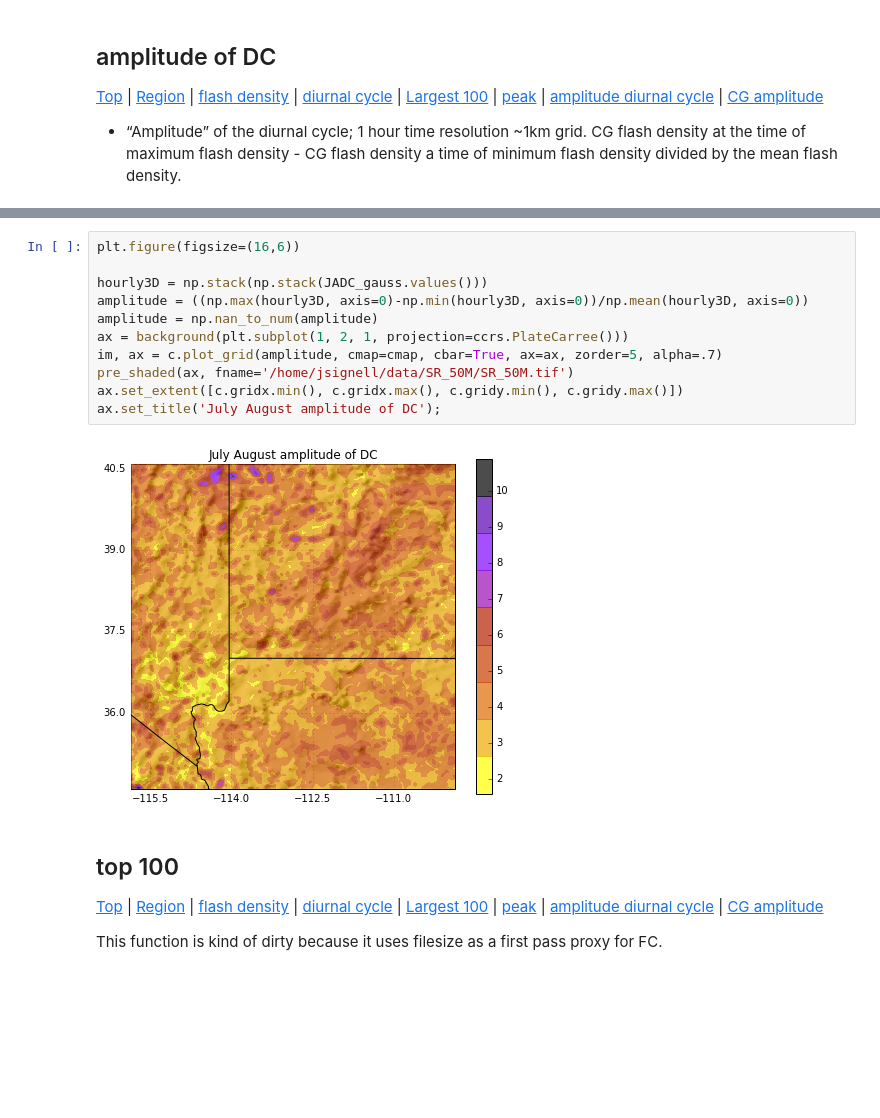
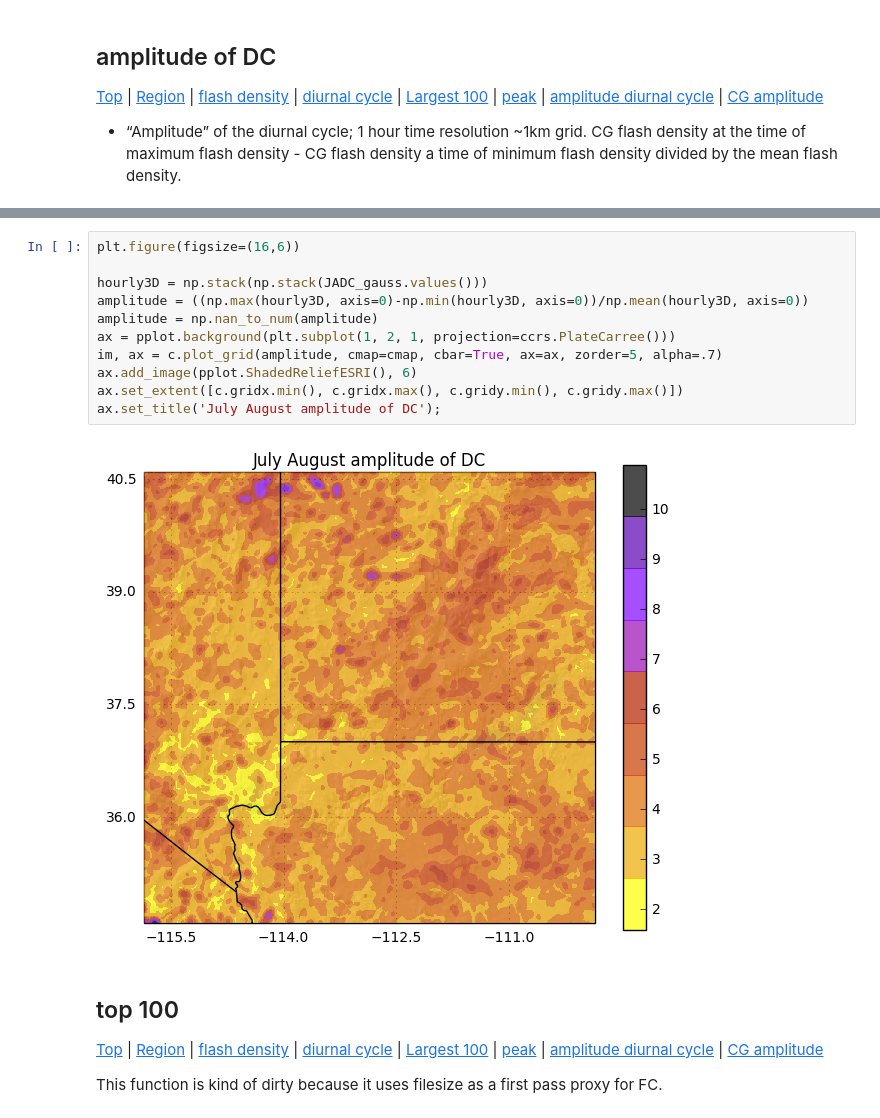
Before and after one commit to jsignell/lightning-tools, a Jupyter notebook: 02 Climatology.ipynb, the cells around one changed output, grey strips where cells are left out. Cells and saved outputs as stored; diff of their text form; blank space fills up the shorter version.

```diff
--- a/02 Climatology.ipynb
+++ b/02 Climatology.ipynb
@@ -211,16 +212,16 @@ for m in months.keys():
 # %%
 plt.figure(figsize=(16,6))
 
 hourly3D = np.stack(np.stack(JADC_gauss.values()))
 amplitude = ((np.max(hourly3D, axis=0)-np.min(hourly3D, axis=0))/np.mean(hourly3D, axis=0))
 amplitude = np.nan_to_num(amplitude)
-ax = background(plt.subplot(1, 2, 1, projection=ccrs.PlateCarree()))
+ax = pplot.background(plt.subplot(1, 2, 1, projection=ccrs.PlateCarree()))
 im, ax = c.plot_grid(amplitude, cmap=cmap, cbar=True, ax=ax, zorder=5, alpha=.7)
-pre_shaded(ax, fname='/home/jsignell/data/SR_50M/SR_50M.tif')
+ax.add_image(pplot.ShadedReliefESRI(), 6)
 ax.set_extent([c.gridx.min(), c.gridx.max(), c.gridy.min(), c.gridy.max()])
 ax.set_title('July August amplitude of DC');
 # %% [output]
-[figure, old version]
+[figure, new version]
 # %% [markdown]
 ## top 100
 [Top](#Regional-Climatology) | [Region](#object-orientation) | [flash density](#flash-density) | [diurnal cycle](#diurnal-cycle) | [Largest 100](#top-100) | [peak](#peak-time) | [amplitude diurnal cycle](#amplitude-of-DC) | [CG amplitude](#CG-amplitude)
```
Also changed, not shown: parts of 11 cells of this notebook, 6 other files.
